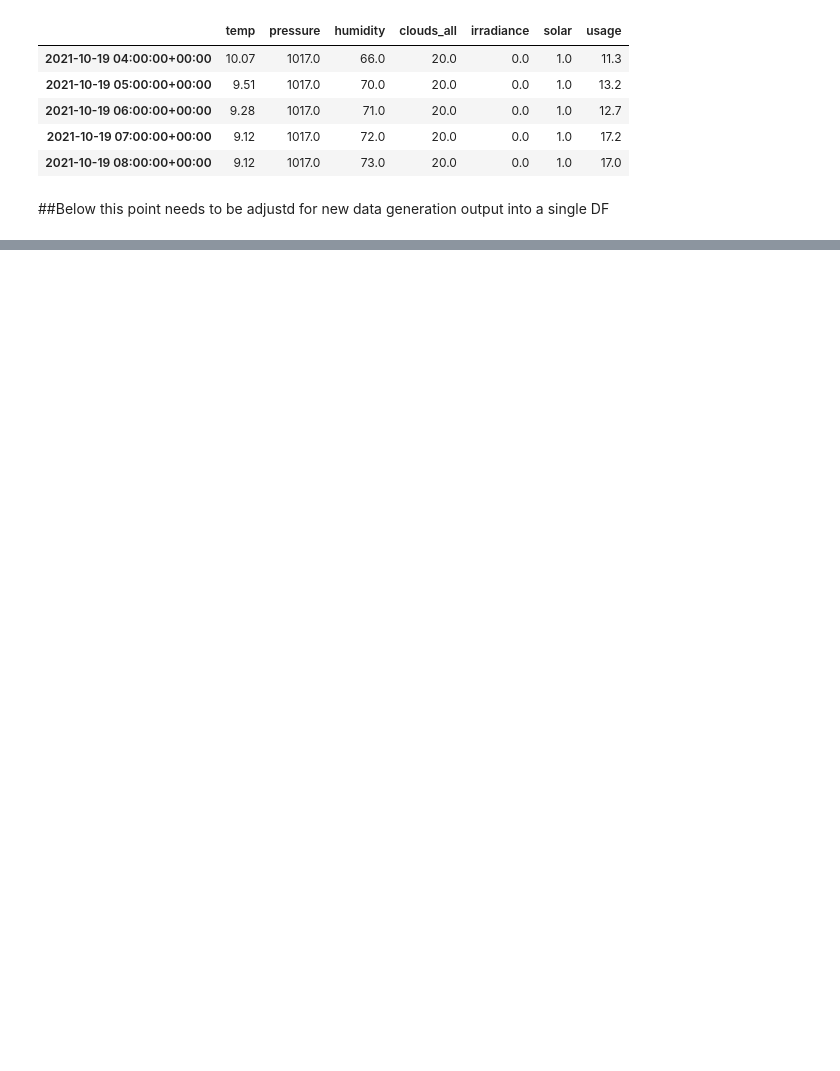
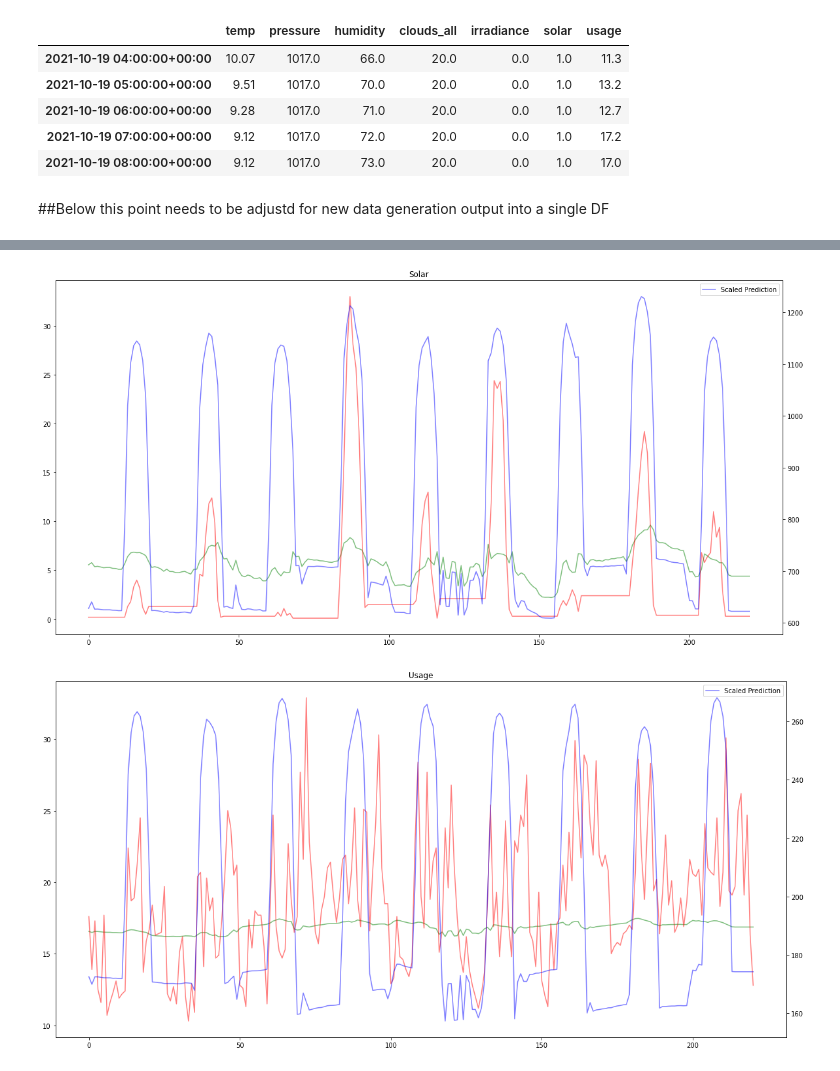
Before and after one commit to samsipe/amplify-microgrid-ai, a Jupyter notebook: notebooks/power_ss.ipynb, the cells around one changed output, grey strips where cells are left out. Drawn from its saved outputs; the diff is of its cells as text; code cells hidden in the pictures; blank space fills up the shorter version.

```diff
--- a/notebooks/power_ss.ipynb
+++ b/notebooks/power_ss.ipynb
@@ -66,15 +58,13 @@ class Weather_EWM:
         self.ewm_out = pd.DataFrame()
 
         # Calculate fwd and bwd EWMA
-        self.ewm_out['fwd'] = self.y.ewm(span=24).mean()
-        self.ewm_out['bwd'] = self.y[::-1].ewm(span=24).mean()
+        self.ewm_out["fwd"] = self.y.ewm(span=24).mean()
+        self.ewm_out["bwd"] = self.y[::-1].ewm(span=24).mean()
 
         # Reversed-Recombined EWMA
-        self.ewm_out['combo'] = self.ewm_out.mean(axis=1)
+        self.ewm_out["combo"] = self.ewm_out.mean(axis=1)
 
         return self.ewm_out
-
-
 
     # Test/Train split and standardization of weather data
     def weather_prep(self):
@@ -87,8 +77,8 @@ class Weather_EWM:
         self.ewm_test = self.ewm[self.ewm.index > self.split_date]
 
         # Test/Train split for Weather data to match Y-data
-        self.weather_train = self.data[:len(self.ewm_train)]
-        self.weather_test = self.data[len(self.ewm_train):]
+        self.weather_train = self.data[: len(self.ewm_train)]
+        self.weather_test = self.data[len(self.ewm_train) :]
 
         # Scale features in training set:
         if self.scale:
@@ -107,62 +97,52 @@ class Weather_EWM:
 
         self.ewm_solar_pred = self.lin_reg.predict(self.x_test)
 
-        return(self.ewm_solar_pred)
+        return self.ewm_solar_pred
 # %%
 # Set split date for Linear Regression validation
-split_date = pd.to_datetime('2022-01-01', utc=True)
+split_date = pd.to_datetime("2022-01-01", utc=True)
 
 # Set list of y-values we want to predict
-y_vals = {'Solar' : building_data.solar['True Power (kW)'],
-          'Usage' : building_data.usage['True Power (kW)']
-         }
+X_vals = xy_data.drop(['solar','usage'], axis=1)
+y_vals = {"Solar": xy_data.solar, "Usage": xy_data.usage}
 
 # To run the usage and power regressions
 for key in y_vals:
     # Create the separate instances for scaled/not scaled:
-    WE_not_scaled = Weather_EWM(features=weather_data,
-                                y=y_vals[key],
-                                split_date=split_date,
-                                scaled=False
-                               )
-    WE_scaled = Weather_EWM(features=weather_data,
-                            y=y_vals[key],
-                            split_date=split_date
-                           )
+    WE_not_scaled = Weather_EWM(
+        features=X_vals, y=y_vals[key], split_date=split_date, scaled=False
+    )
+    WE_scaled = Weather_EWM(features=X_vals, y=y_vals[key], split_date=split_date)
 
     # Run the linear regressions:
     lin_reg_scaled = WE_scaled.weather_ewma()
     lin_reg_not_scaled = WE_not_scaled.weather_ewma()
 
     # Plot the results
     fig, ax1 = plt.subplots(figsize=(20, 10))
     ax2 = ax1.twinx()
 
     # Set plot title
-    title = key + ' ' + y_vals[key].name
+    title = key
     plt.title(label=title)
 
     # Plot prediction based on unscaled data
-    ax1.plot(lin_reg_not_scaled,
-             color='g',
-             alpha=0.5,
-             label='Predicted'
-            )
+    ax1.plot(lin_reg_not_scaled, color="g", alpha=0.5, label="Predicted")
 
     # Plot prediction based on scaled data
-    ax2.plot(lin_reg_scaled,
-             color='b',
-             alpha=0.5,
-             label='Scaled Prediction'
-            )
+    ax2.plot(lin_reg_scaled, color="b", alpha=0.5, label="Scaled Prediction")
 
     # Plot actual data
-    ax1.plot(np.array(y_vals[key][-len(lin_reg_not_scaled):]),
-             color='r',
-             alpha=0.5,
-             label='Actual',
-            )
+    ax1.plot(
+        np.array(y_vals[key][-len(lin_reg_not_scaled) :]),
+        color="r",
+        alpha=0.5,
+        label="Actual",
+    )
 
-    plt.xlabel('Hrs in future')
+    plt.xlabel("Hrs in future")
     plt.legend()
     plt.show()
+# %% [output]
+[figure, added]
+[figure, added]
```
Also changed, not shown: parts of 4 cells of this notebook.
